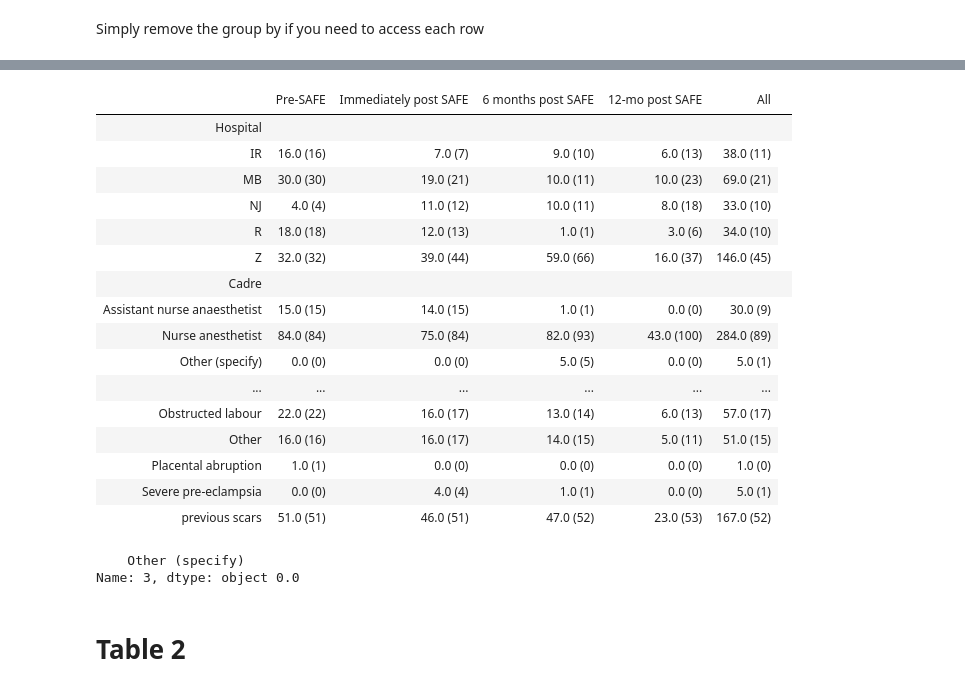
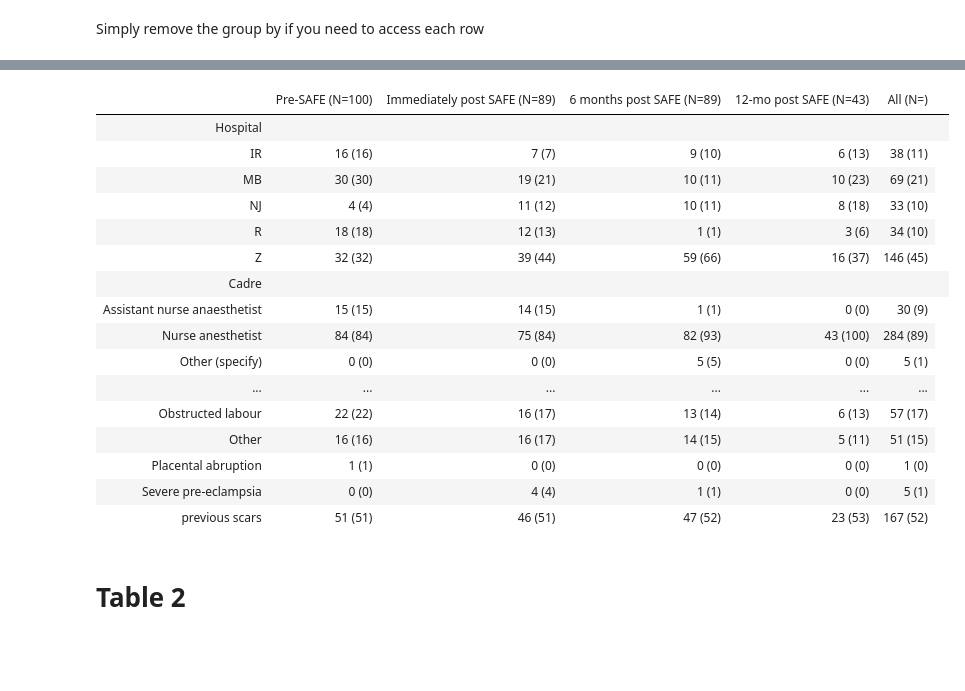
Before and after one commit to lawtj/safe, a Jupyter notebook: safe_evaluation.ipynb, the cells around one changed output, grey strips where cells are left out. Cells and saved outputs as stored; diff of their text form; code cells hidden in the pictures; blank space fills up the shorter version.

Commit message:
updated table1

```diff
--- a/safe_evaluation.ipynb
+++ b/safe_evaluation.ipynb
@@ -2265,51 +2274,55 @@ table_str='''
 <table class='table-style'>
     <thead>
         <tr class='darkgray'>
             <td></td>
             {% for i in phaselist %}
-                <td class='left-solid right-solid'>{{i}}</td>
+                <td class='left-solid right-solid'>{{i}} (N={{df['phase'].value_counts().loc[i]}})</td>
             {% endfor %}
         </tr>
     </thead>
 
     <tbody>
         {% for section, label in zip(indexorder, sectionlabels) %}
             <tr class='section-break'>
-                <td colspan=7>{{label}}</td>
+                <td colspan=7>{{label}} </td>
             </tr>
                 {% for index, row in ta[ta['tabletype']==section].sort_values(by='level_1', ascending=True).iterrows() %}
                 <tr>
                 <td> {{row['level_1'].item() }} </td>
                     {% for phase in phaselist %}
-                        <td class='left-solid'> {{row[phase]['n']}} ({{(row[phase]['%']*100)|int}}) </td>
+                        <td class='left-solid'> {{row[phase]['n']|int}} ({{(row[phase]['%']*100)|int}}) </td>
                     {% endfor %}
                 </tr>
                 {% endfor %}
         {% endfor %}
     </tbody>
 
 </table>
 </html>
 
 '''
 
 template=Template(table_str)
-HTML(template.render(phaselist = phaselist, indexorder=indexorder,sectionlabels=sectionlabels, ta=ta, zip=zip))
+
+with open('table1.html', "w") as text_file:
+    print(template.render(phaselist = phaselist, indexorder=indexorder,sectionlabels=sectionlabels, ta=ta, zip=zip, df=df), file=text_file)
+
+HTML(template.render(phaselist = phaselist, indexorder=indexorder,sectionlabels=sectionlabels, ta=ta, zip=zip, df=df))
 # %% [output]
-|  | Pre-SAFE | Immediately post SAFE | 6 months post SAFE | 12-mo post SAFE | All |
+|  | Pre-SAFE (N=100) | Immediately post SAFE (N=89) | 6 months post SAFE (N=89) | 12-mo post SAFE (N=43) | All (N=) |
 | Hospital |  |  |  |  |  |  |
-| IR | 16.0 (16) | 7.0 (7) | 9.0 (10) | 6.0 (13) | 38.0 (11) |
-| MB | 30.0 (30) | 19.0 (21) | 10.0 (11) | 10.0 (23) | 69.0 (21) |
-| NJ | 4.0 (4) | 11.0 (12) | 10.0 (11) | 8.0 (18) | 33.0 (10) |
-| R | 18.0 (18) | 12.0 (13) | 1.0 (1) | 3.0 (6) | 34.0 (10) |
-| Z | 32.0 (32) | 39.0 (44) | 59.0 (66) | 16.0 (37) | 146.0 (45) |
+| IR | 16 (16) | 7 (7) | 9 (10) | 6 (13) | 38 (11) |
+| MB | 30 (30) | 19 (21) | 10 (11) | 10 (23) | 69 (21) |
+| NJ | 4 (4) | 11 (12) | 10 (11) | 8 (18) | 33 (10) |
+| R | 18 (18) | 12 (13) | 1 (1) | 3 (6) | 34 (10) |
+| Z | 32 (32) | 39 (44) | 59 (66) | 16 (37) | 146 (45) |
 | Cadre |  |  |  |  |  |  |
-| Assistant nurse anaesthetist | 15.0 (15) | 14.0 (15) | 1.0 (1) | 0.0 (0) | 30.0 (9) |
-| Nurse anesthetist | 84.0 (84) | 75.0 (84) | 82.0 (93) | 43.0 (100) | 284.0 (89) |
-| Other (specify) | 0.0 (0) | 0.0 (0) | 5.0 (5) | 0.0 (0) | 5.0 (1) |
+| Assistant nurse anaesthetist | 15 (15) | 14 (15) | 1 (1) | 0 (0) | 30 (9) |
+| Nurse anesthetist | 84 (84) | 75 (84) | 82 (93) | 43 (100) | 284 (89) |
+| Other (specify) | 0 (0) | 0 (0) | 5 (5) | 0 (0) | 5 (1) |
 | ... | ... | ... | ... | ... | ... |
-| Obstructed labour | 22.0 (22) | 16.0 (17) | 13.0 (14) | 6.0 (13) | 57.0 (17) |
-| Other | 16.0 (16) | 16.0 (17) | 14.0 (15) | 5.0 (11) | 51.0 (15) |
-| Placental abruption | 1.0 (1) | 0.0 (0) | 0.0 (0) | 0.0 (0) | 1.0 (0) |
-| Severe pre-eclampsia | 0.0 (0) | 4.0 (4) | 1.0 (1) | 0.0 (0) | 5.0 (1) |
-| previous scars | 51.0 (51) | 46.0 (51) | 47.0 (52) | 23.0 (53) | 167.0 (52) |
+| Obstructed labour | 22 (22) | 16 (17) | 13 (14) | 6 (13) | 57 (17) |
+| Other | 16 (16) | 16 (17) | 14 (15) | 5 (11) | 51 (15) |
+| Placental abruption | 1 (1) | 0 (0) | 0 (0) | 0 (0) | 1 (0) |
+| Severe pre-eclampsia | 0 (0) | 4 (4) | 1 (1) | 0 (0) | 5 (1) |
+| previous scars | 51 (51) | 46 (51) | 47 (52) | 23 (53) | 167 (52) |
@@ -2319,12 +2329,3 @@ with open('table1.html', "w") as text_file:
-# %%
-for index, row in ta[ta['tabletype']=='cadre'].iterrows():
-    cad = row['level_1']
-    pren = row['Pre-SAFE']['n']
-
-print(cad, pren)
-# %% [output]
-    Other (specify)
-Name: 3, dtype: object 0.0
 # %% [markdown]
 # Table 2
 # %%
```
Also changed, not shown: parts of 7 cells of this notebook, 1 other file.
